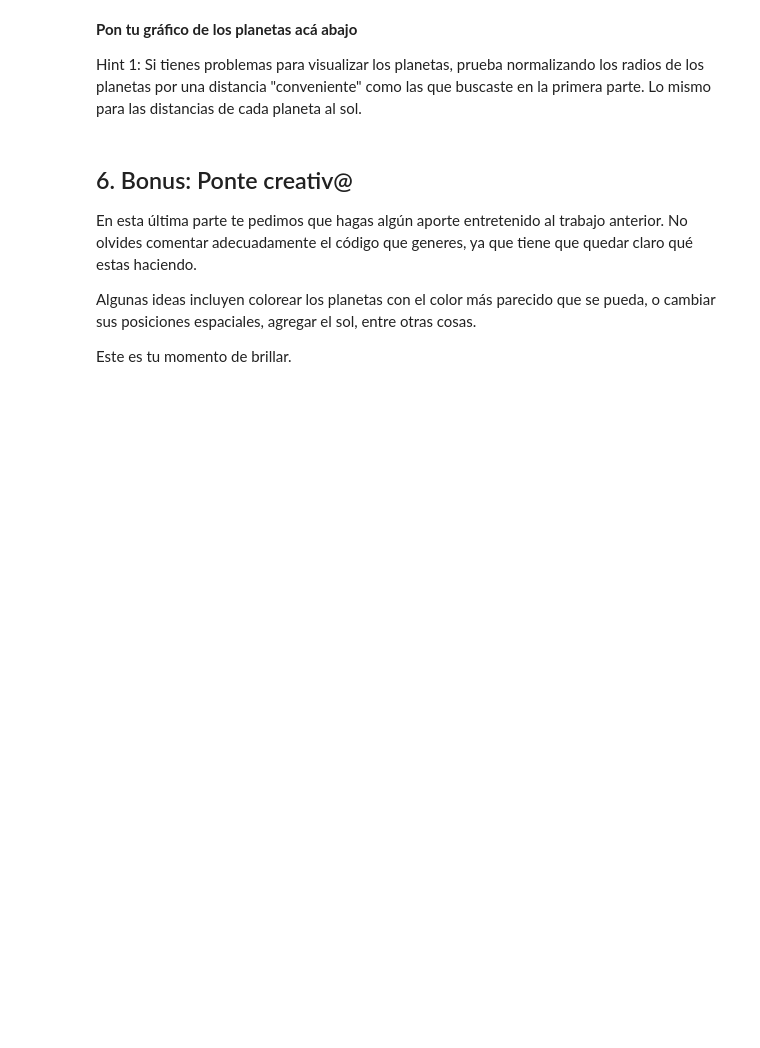
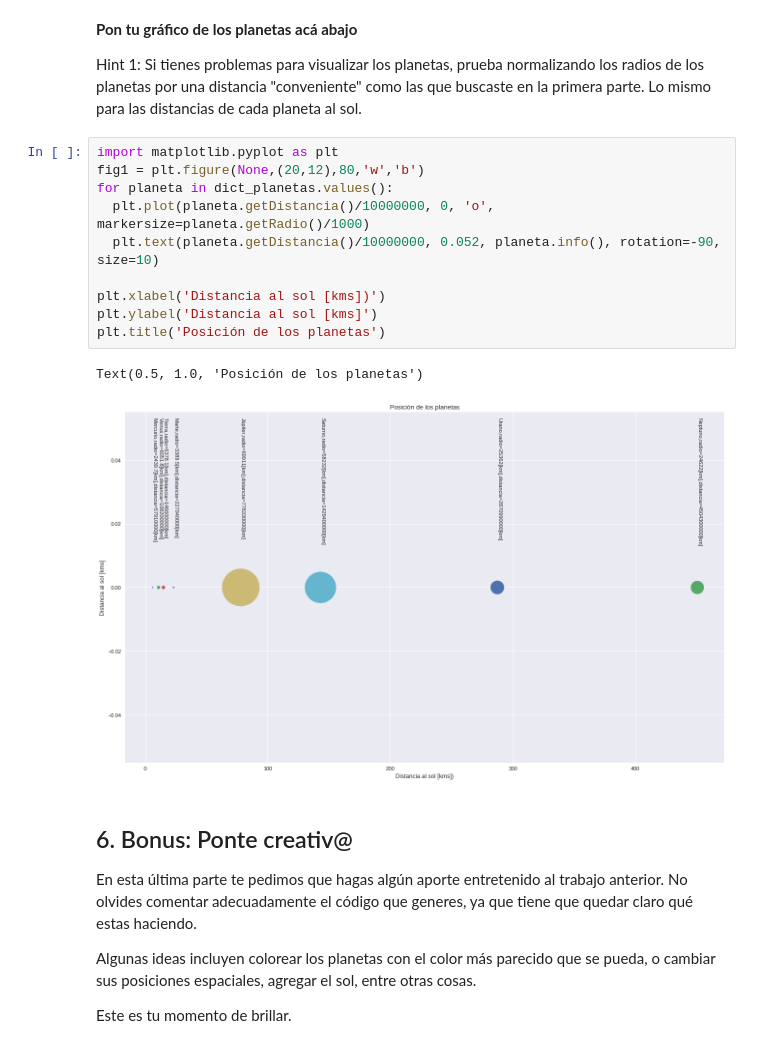
Before and after one commit to DanielaM8/minitarea1, a Jupyter notebook: minitarea1.ipynb, the cells around one changed output. Saved outputs shown, nothing was run; the diff lists cells and outputs as text; blank space fills up the shorter version.

```diff
--- a/minitarea1.ipynb
+++ b/minitarea1.ipynb
@@ -165,6 +165,19 @@ plt.title('Posición de los planetas')
 **Pon tu gráfico de los planetas acá abajo**
 
 Hint 1: Si tienes problemas para visualizar los planetas, prueba normalizando los radios de los planetas por una distancia "conveniente" como las que buscaste en la primera parte. Lo mismo para las distancias de cada planeta al sol.
+# %%
+import matplotlib.pyplot as plt
+fig1 = plt.figure(None,(20,12),80,'w','b')
+for planeta in dict_planetas.values():
+  plt.plot(planeta.getDistancia()/10000000, 0, 'o', markersize=planeta.getRadio()/1000)
+  plt.text(planeta.getDistancia()/10000000, 0.052, planeta.info(), rotation=-90, size=10)
+
+plt.xlabel('Distancia al sol [kms])')
+plt.ylabel('Distancia al sol [kms]')
+plt.title('Posición de los planetas')
+# %% [output]
+Text(0.5, 1.0, 'Posición de los planetas')
+[figure, added]
 # %% [markdown]
 ## 6. Bonus: Ponte creativ@
 En esta última parte te pedimos que hagas algún aporte entretenido al trabajo anterior. No olvides comentar adecuadamente el código que generes, ya que tiene que quedar claro qué estas haciendo.
```
Also changed, not shown: parts of 1 cell of this notebook.
